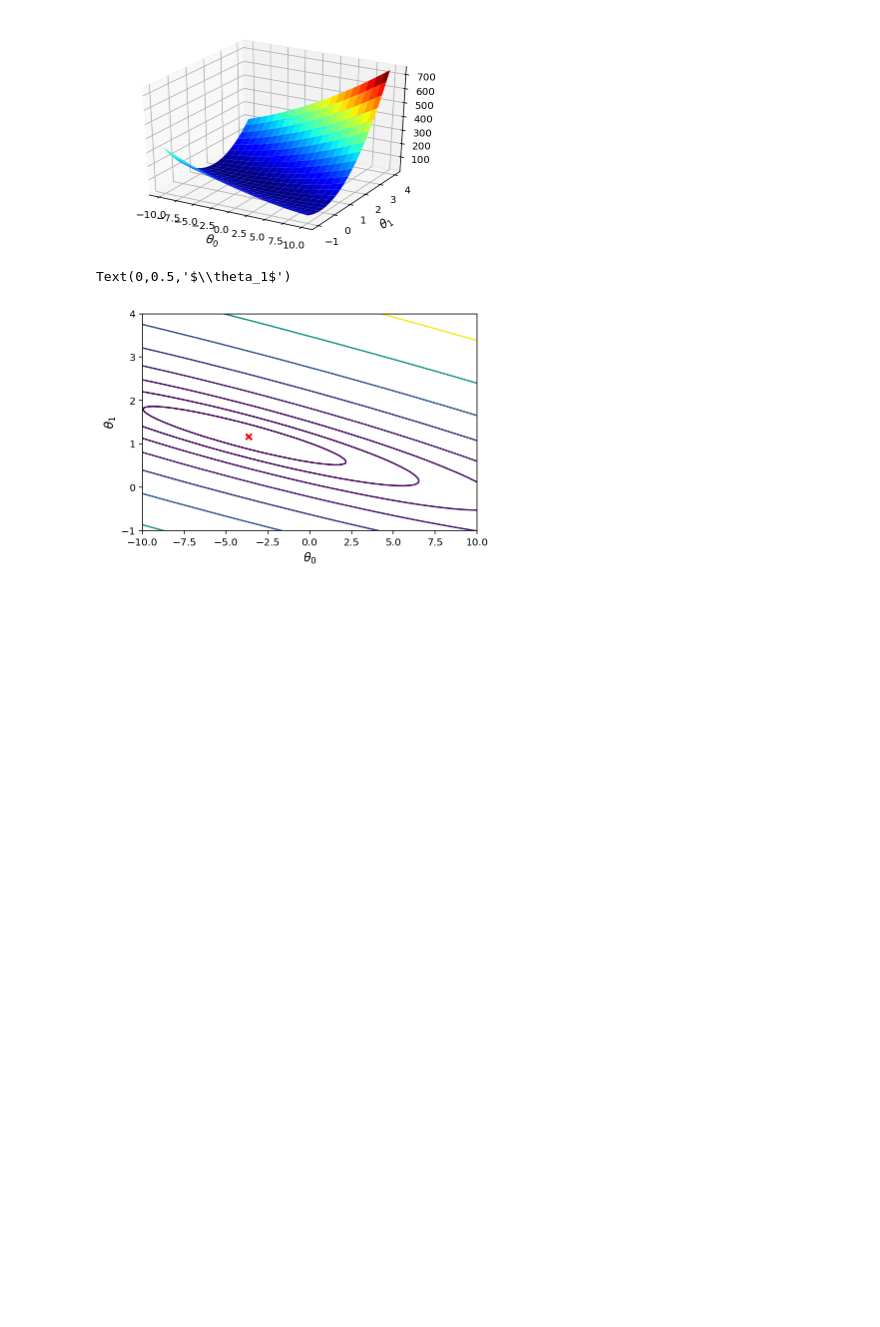
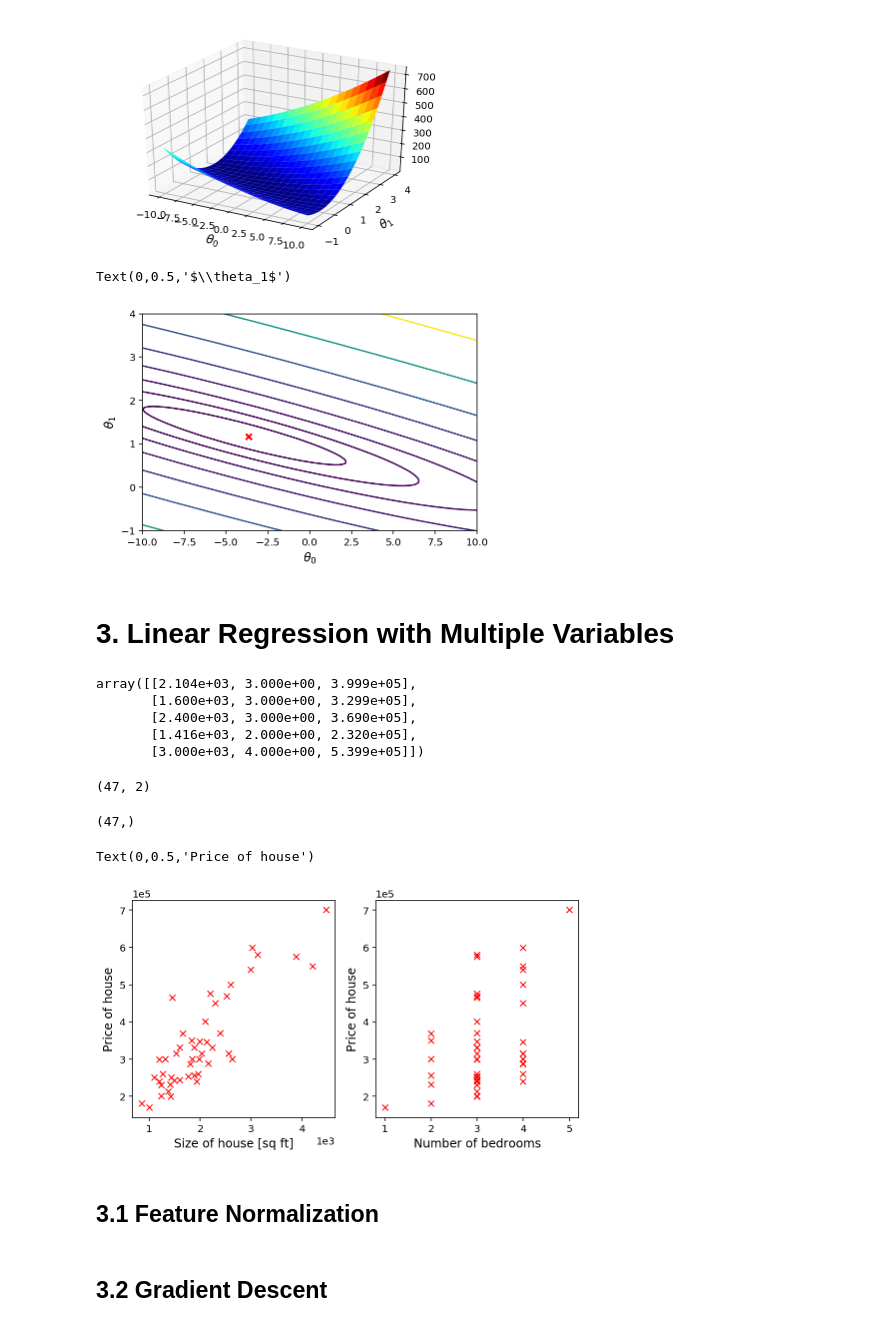
Before and after one commit to nialloh23/coursera-machine-learning, a Jupyter notebook: ex1/ml_ex1.ipynb, the cells around one changed output. Saved outputs shown, nothing was run; the diff lists cells and outputs as text; code cells hidden in the pictures; blank space fills up the shorter version.

Commit message:
updated excercise to include multi variable linear regression

```diff
--- a/ex1/ml_ex1.ipynb
+++ b/ex1/ml_ex1.ipynb
@@ -155,3 +155,42 @@ plt.ylabel(r'$\theta_1$')
 # %% [output]
 Text(0,0.5,'$\\theta_1$')
 [figure]
+# %% [markdown]
+# 3. Linear Regression with Multiple Variables
+# %%
+#read in the data
+data=np.loadtxt('ex1_octave/ex1data2.txt', delimiter=',')
+x, y = data[:,:-1], data[:,-1]
+m=len(y)
+# %%
+data[:5]
+# %% [output]
+array([[2.104e+03, 3.000e+00, 3.999e+05],
+       [1.600e+03, 3.000e+00, 3.299e+05],
+       [2.400e+03, 3.000e+00, 3.690e+05],
+       [1.416e+03, 2.000e+00, 2.320e+05],
+       [3.000e+03, 4.000e+00, 5.399e+05]])
+# %%
+x.shape
+# %% [output]
+(47, 2)
+# %%
+y.shape
+# %% [output]
+(47,)
+# %%
+# plot the data
+fit, ax = plt.subplots(1, 2, figsize=(8,4))
+
+ax[0].plot(x[:,0], y, 'x', color='r')
+ax[0].set_xlabel(r'Size of house [sq ft]')
+ax[0].set_ylabel(r'Price of house')
+
+ax[1].plot(x[:,1], y, 'x', color='r')
+ax[1].set_xlabel(r'Number of bedrooms')
+ax[1].set_ylabel(r'Price of house')
+# %% [output]
+Text(0,0.5,'Price of house')
+[figure, added]
+# %% [markdown]
+## 3.1 Feature Normalization
@@ -157,0 +207,2 @@ Text(0,0.5,'$\\theta_1$')
+# %% [markdown]
+## 3.2 Gradient Descent
```
Also changed, not shown: parts of 15 cells of this notebook.
